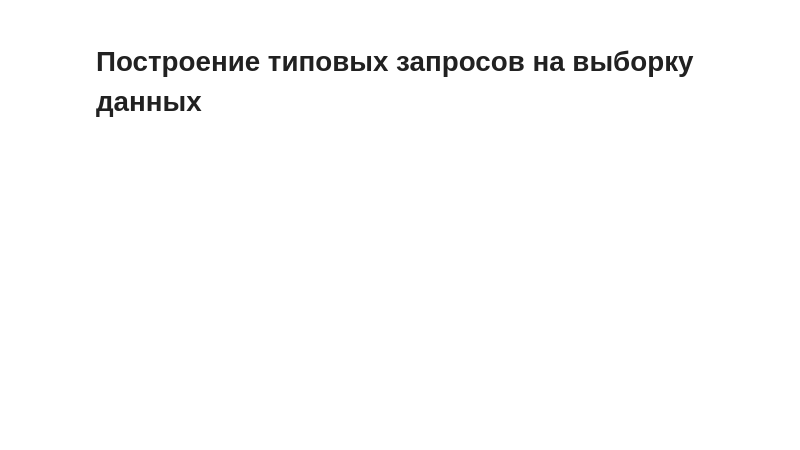
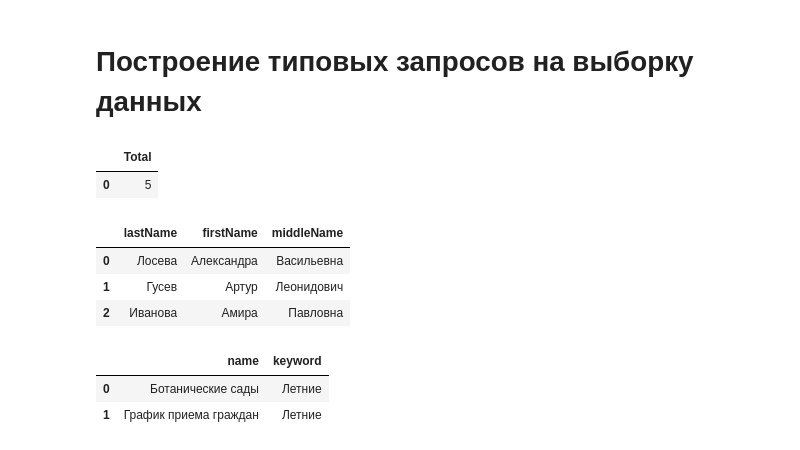
Before and after one commit to n0kse/shumskiiIN_kursovaya, a Jupyter notebook: исходный_код/MAIN.ipynb, the cells around one changed output. Cells and saved outputs as stored; diff of their text form; code cells hidden in the pictures; blank space fills up the shorter version.

Commit message:
BETA: реализация типовых запросов
+ LIKE
+ BETWEEN
+ IN
TODO:
SUM, AVG, COUNT, WHERE, INNER JOIN, LEFT JOIN, RIGHT JOIN, подзапросы

```diff
--- a/исходный_код/MAIN.ipynb
+++ b/исходный_код/MAIN.ipynb
@@ -595,4 +599,42 @@ Text(value='//localhost:8888/', description='XML-формат:')
 # %% [markdown]
 # Построение типовых запросов на выборку данных
 # %%
-#TODO: дописать после согласования
+#Расчитать количество департементов, чьи наборы скачали более 2000 раз
+query_sql('shumskiiin.db', '''SELECT COUNT(authority.id) as 'Total'
+                             FROM authority, worker, dataSet, log
+                             WHERE authority.name LIKE "%Департамент%" AND
+                             worker.authorityID = authority.ID AND
+                             log.workerID = worker.id AND
+                             log.dataSetID = dataSet.id AND
+                             dataSet.downloadCounter > 2000;
+                          '''
+         )
+# %% [output]
+|  | Total |
+| 0 | 5 |
+# %%
+#Получить список сотрудников, чьи наборы данных имеют рейтинг от 7.00 до 10.00
+query_sql('shumskiiin.db', '''SELECT worker.lastName, worker.firstName, worker.middleName
+                             FROM worker, dataSet, log
+                             WHERE worker.id = log.workerID AND
+                             log.dataSetID = dataSet.id AND
+                             dataSet.rating BETWEEN 7 AND 10;
+                          '''
+         )
+# %% [output]
+|  | lastName | firstName | middleName |
+| 0 | Лосева | Александра | Васильевна |
+| 1 | Гусев | Артур | Леонидович |
+| 2 | Иванова | Амира | Павловна |
+# %%
+#Получить список наборов, которые содержат ключевые слова летний или зимний
+query_sql('shumskiiin.db', '''SELECT dataSet.name, keywordList.keyword
+                              FROM dataSet, keywordList
+                              WHERE dataSet.keywordID = keywordList.id AND
+                              keywordList.keyword IN ('Зимние', 'Летние');
+                          '''
+         )
+# %% [output]
+|  | name | keyword |
+| 0 | Ботанические сады | Летние |
+| 1 | График приема граждан | Летние |
```
Also changed, not shown: parts of 1 cell of this notebook.
